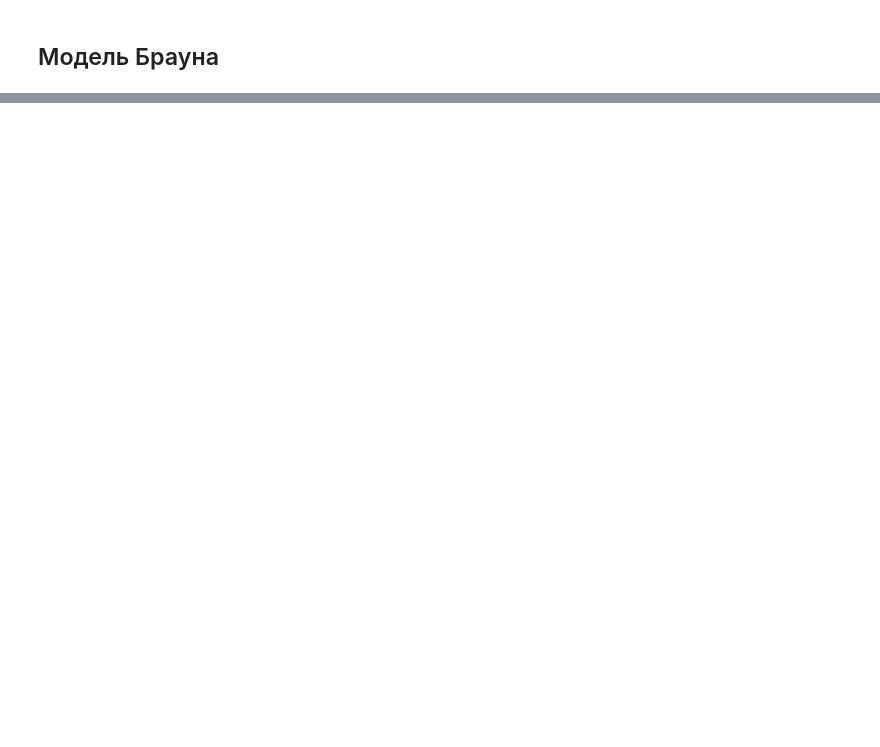
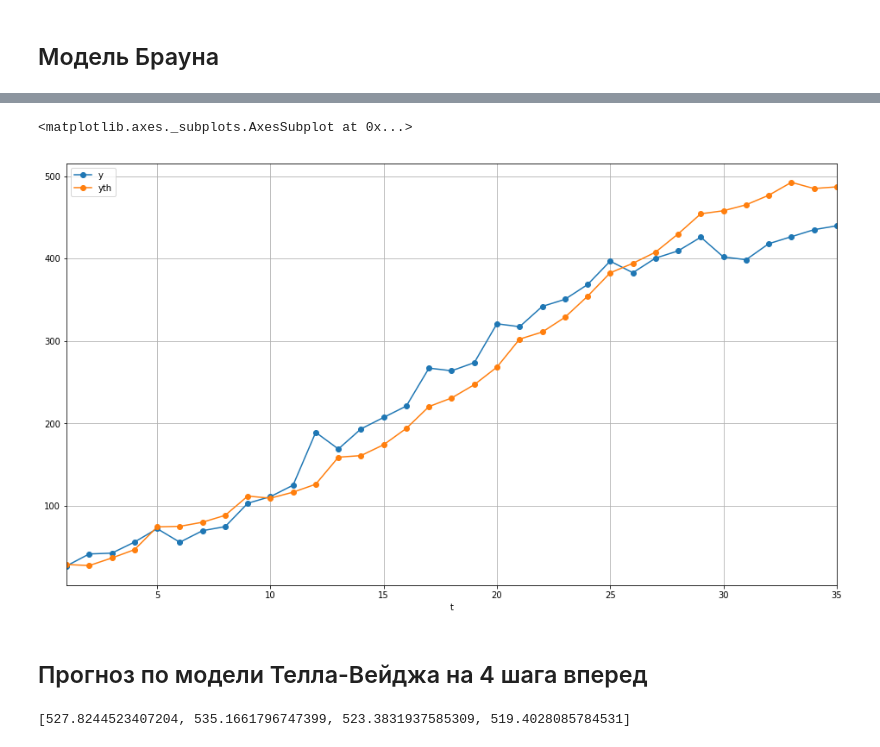
Before and after one commit to KnsRoo/DiscriminantAnalysis, a Jupyter notebook: rgr/DataSeries Analysis.ipynb, the cells around one changed output, grey strips where cells are left out. Drawn from its saved outputs; the diff is of its cells as text; code cells hidden in the pictures; blank space fills up the shorter version.

```diff
--- a/rgr/DataSeries Analysis.ipynb
+++ b/rgr/DataSeries Analysis.ipynb
@@ -146,0 +271,10 @@ data.plot(x = 't', y = ['y','yth', 'pred'], figsize=(16, 9), grid = True, marker
+# %%
+l1, l2, l3 = 0.1,0.2,0.1
+# %%
+a0,a1 = segment_slope(data)
+print(a0, a1)
+y_r = [linear(a0,a1,i) for i in range(1,9)]
+print(y_r)
+y = data.iloc[:, 1]
+w = SF_start_values(y,y_r)
+print(w)
@@ -146,0 +285,17 @@ data.plot(x = 't', y = ['y','yth', 'pred'], figsize=(16, 9), grid = True, marker
+# %%
+yth = []
+e = []
+for i in range(0,len(y)):
+    yi = a0+a1+w[i]
+    yth.append(yi)
+    e.append(y[i]-yi)
+    temp = a0
+    a0 = l1*(y[i]-w[i])+(1-l1)*(a0+a1)
+    a1 = l2*(a0-temp)+(1-l2)*a1
+    w.append(l3*(y[i]-a0)+(1-l3)*w[i])
+# %%
+tella_weige_model = data.copy()
+tella_weige_model.insert(2, 'yth', yth)
+tella_weige_model.insert(3, 'w', w[4:])
+tella_weige_model.insert(4, 'e', e)
+HTML(tella_weige_model.to_html(index = False))
@@ -146,0 +320,16 @@ data.plot(x = 't', y = ['y','yth', 'pred'], figsize=(16, 9), grid = True, marker
+# %%
+tella_weige_model.plot(x = 't', y = ['y','yth'], figsize=(16, 9), grid = True, marker='o')
+# %% [output]
+<matplotlib.axes._subplots.AxesSubplot at 0x...>
+[figure, added]
+# %% [markdown]
+## Прогноз по модели Телла-Вейджа на 4 шага вперед
+# %%
+p = []
+l = len(yth)
+for i in range(1,TAU+1):
+    yi = (a0+a1*TAU)+w[i+len(yth)-1]
+    p.append(yi)
+print(p)
+# %% [output]
+[527.8244523407204, 535.1661796747399, 523.3831937585309, 519.4028085784531]
```
Also changed, not shown: parts of 56 cells of this notebook.
